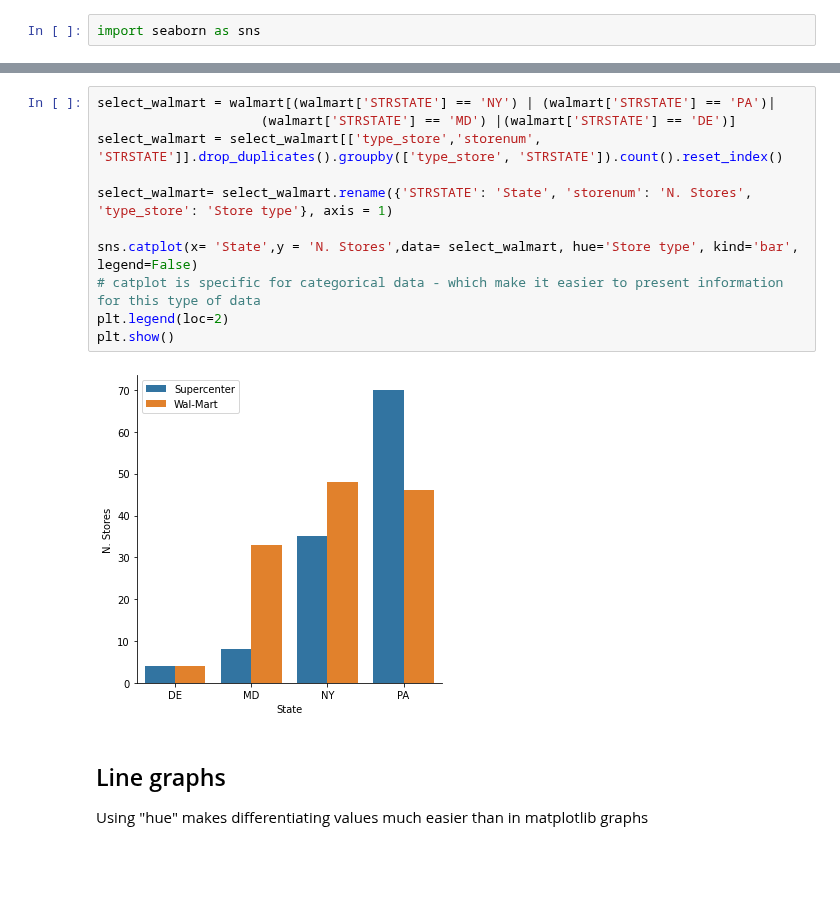
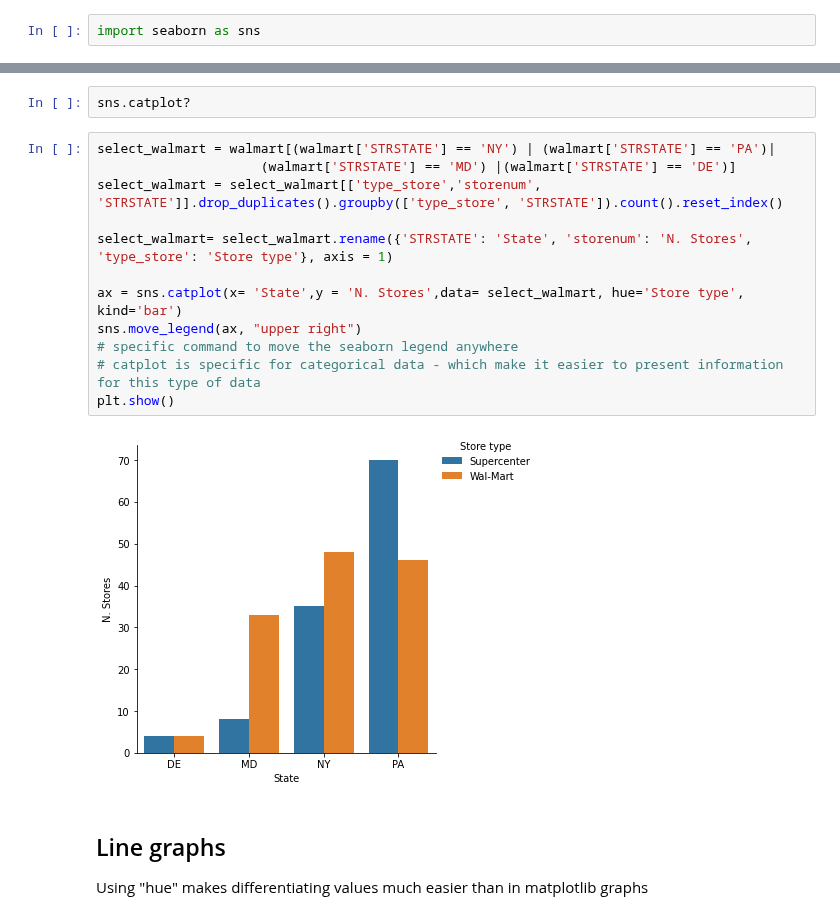
Before and after one commit to somethingabout/Data_Analysis_Python_R, a Jupyter notebook: Becoming a Viz Kid part 2/Lecture 9.ipynb, the cells around one changed output, grey strips where cells are left out. Saved outputs shown, nothing was run; the diff lists cells and outputs as text; blank space fills up the shorter version.

```diff
--- a/Becoming a Viz Kid part 2/Lecture 9.ipynb
+++ b/Becoming a Viz Kid part 2/Lecture 9.ipynb
@@ -450,16 +451,19 @@ select_walmart
+# %%
+sns.catplot?
 # %%
 select_walmart = walmart[(walmart['STRSTATE'] == 'NY') | (walmart['STRSTATE'] == 'PA')|
                      (walmart['STRSTATE'] == 'MD') |(walmart['STRSTATE'] == 'DE')]
 select_walmart = select_walmart[['type_store','storenum', 'STRSTATE']].drop_duplicates().groupby(['type_store', 'STRSTATE']).count().reset_index()
 
 select_walmart= select_walmart.rename({'STRSTATE': 'State', 'storenum': 'N. Stores', 'type_store': 'Store type'}, axis = 1)
 
-sns.catplot(x= 'State',y = 'N. Stores',data= select_walmart, hue='Store type', kind='bar', legend=False)
+ax = sns.catplot(x= 'State',y = 'N. Stores',data= select_walmart, hue='Store type', kind='bar')
+sns.move_legend(ax, "upper right")
+# specific command to move the seaborn legend anywhere
 # catplot is specific for categorical data - which make it easier to present information for this type of data
-plt.legend(loc=2)
 plt.show()
 # %% [output]
-[figure, old version]
+[figure, new version]
 # %% [markdown]
 ## Line graphs
 
```
Also changed, not shown: parts of 9 cells of this notebook, 16 other files.
